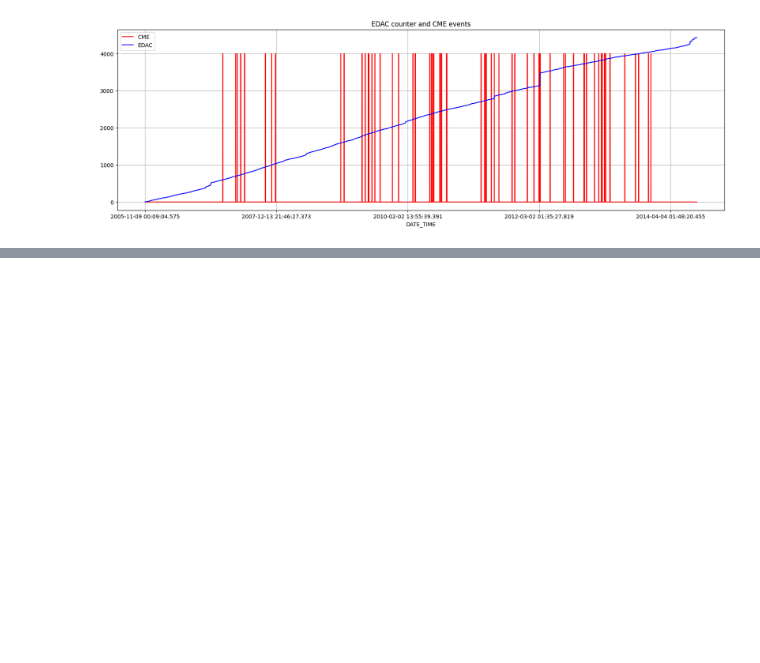
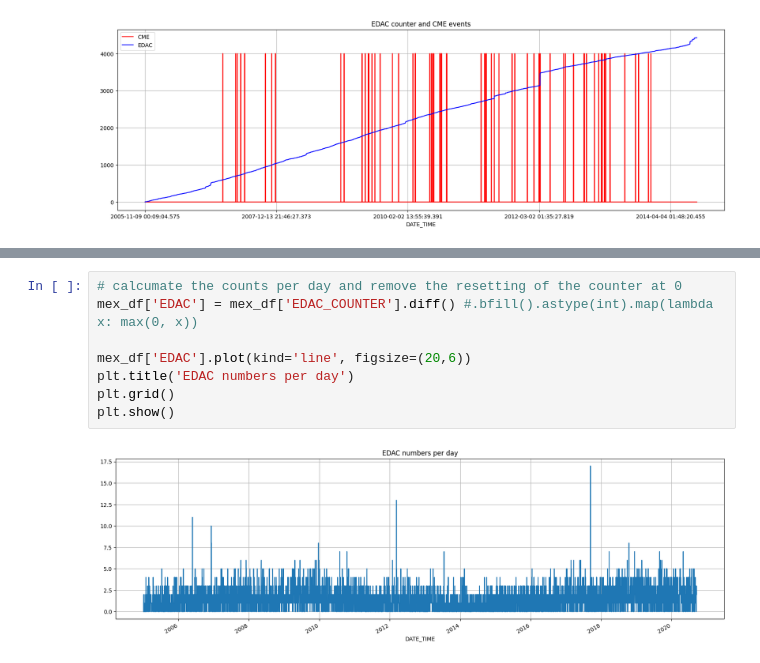
Before and after one commit to CS-433/ml-project-2-ml4esa, a Jupyter notebook: NoteBook.ipynb, the cells around one changed output, grey strips where cells are left out. Cells and saved outputs as stored; diff of their text form; blank space fills up the shorter version.

```diff
--- a/NoteBook.ipynb
+++ b/NoteBook.ipynb
@@ -111,0 +128,10 @@ plt.show()
+# %%
+# calcumate the counts per day and remove the resetting of the counter at 0
+mex_df['EDAC'] = mex_df['EDAC_COUNTER'].diff() #.bfill().astype(int).map(lambda x: max(0, x))
+
+mex_df['EDAC'].plot(kind='line', figsize=(20,6))
+plt.title('EDAC numbers per day')
+plt.grid()
+plt.show()
+# %% [output]
+[figure, added]
```
Also changed, not shown: parts of 8 cells of this notebook.
